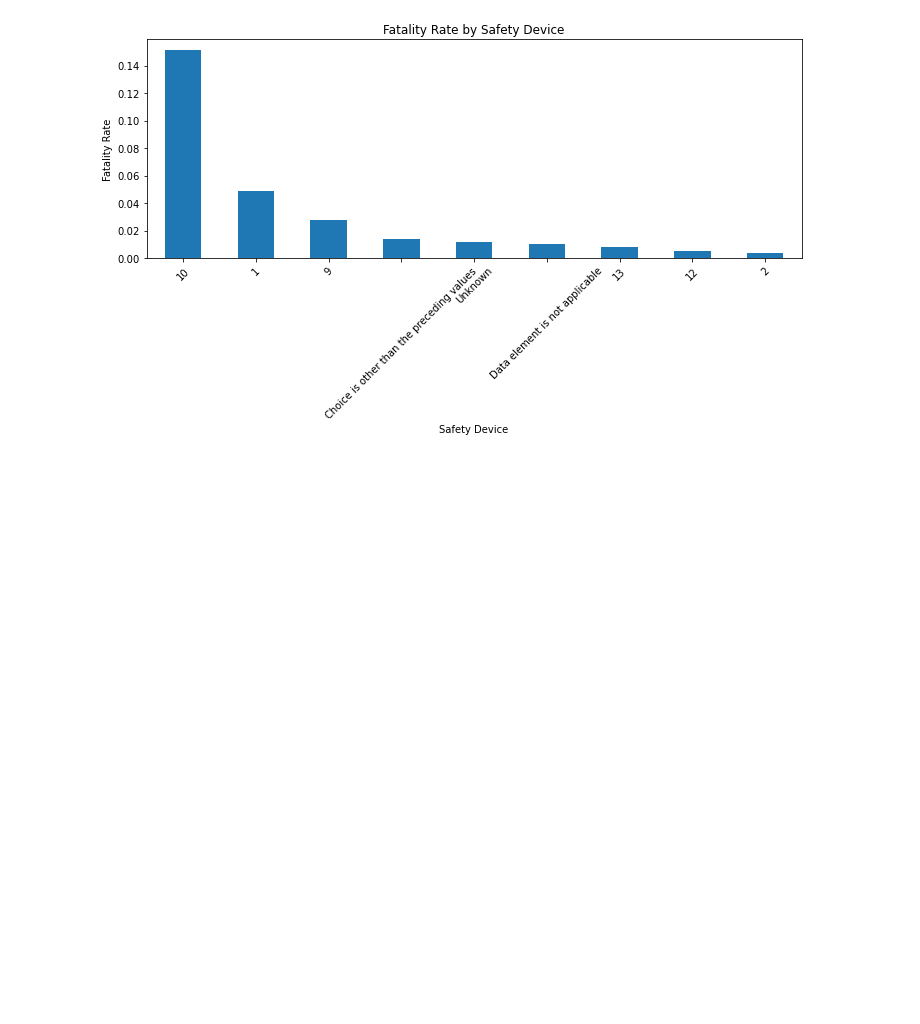
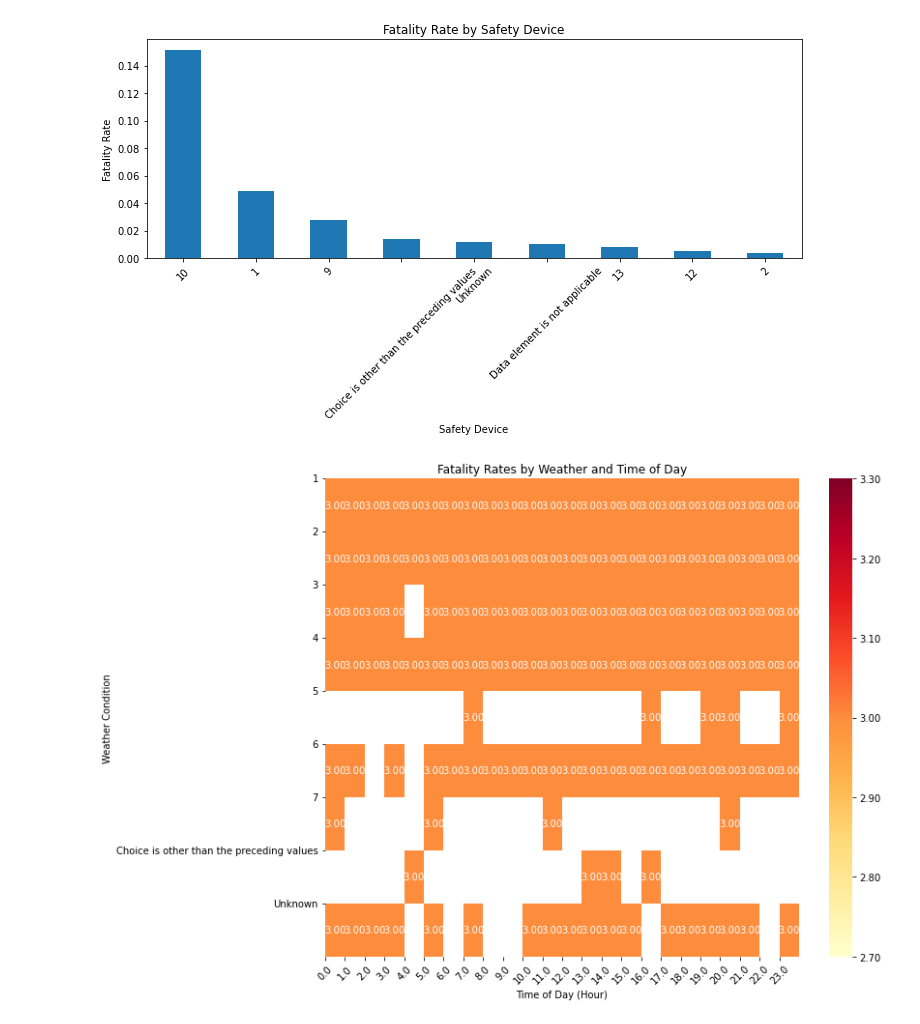
Before and after one commit to pokwir/National-Collision-Database-Analysis, a Jupyter notebook: notebooks/analysis.ipynb, the cells around one changed output. Saved outputs shown, nothing was run; the diff lists cells and outputs as text; code cells hidden in the pictures; blank space fills up the shorter version.

Commit message:
Data analysis

```diff
--- a/notebooks/analysis.ipynb
+++ b/notebooks/analysis.ipynb
@@ -234,3 +234,28 @@ plt.show()
 Safety Device Most Associated with High Fatality Rate:
 Safety Device: 10, Fatality Rate: 15.15%
 [figure]
+# %%
+df = pd.read_csv(data, low_memory=False)
+# %%
+df['C_HOUR'] = pd.to_numeric(df['C_HOUR'], errors='coerce')
+df['P_ISEV'] = pd.to_numeric(df['P_ISEV'], errors='coerce')
+
+# Filter out rows where 'P_ISEV' indicates fatality (3)
+fatality_df = df[df['P_ISEV'] == 3]
+
+# Create a pivot table to calculate fatality rates by weather and time
+pivot_table = fatality_df.pivot_table(index='C_WTHR', columns='C_HOUR', values='P_ISEV', aggfunc='mean')
+
+# Create a heatmap
+plt.figure(figsize=(12, 8))
+sns.heatmap(pivot_table, cmap='YlOrRd', annot=True, fmt=".2f", cbar_kws={'format': '%.2f'})
+plt.title('Fatality Rates by Weather and Time of Day')
+plt.xlabel('Time of Day (Hour)')
+plt.ylabel('Weather Condition')
+plt.xticks(np.arange(len(pivot_table.columns)), pivot_table.columns, rotation=45)
+plt.yticks(np.arange(len(pivot_table.index)), pivot_table.index, rotation=0)
+plt.tight_layout()
+
+plt.show()
+# %% [output]
+[figure, added]
```
Also changed, not shown: parts of 4 cells of this notebook, 2 other files.
